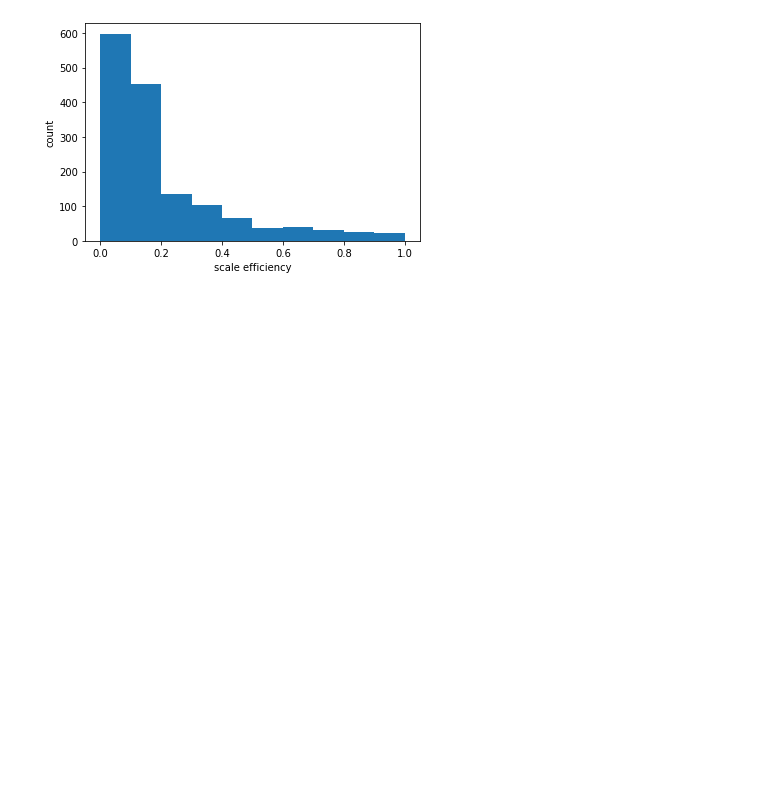
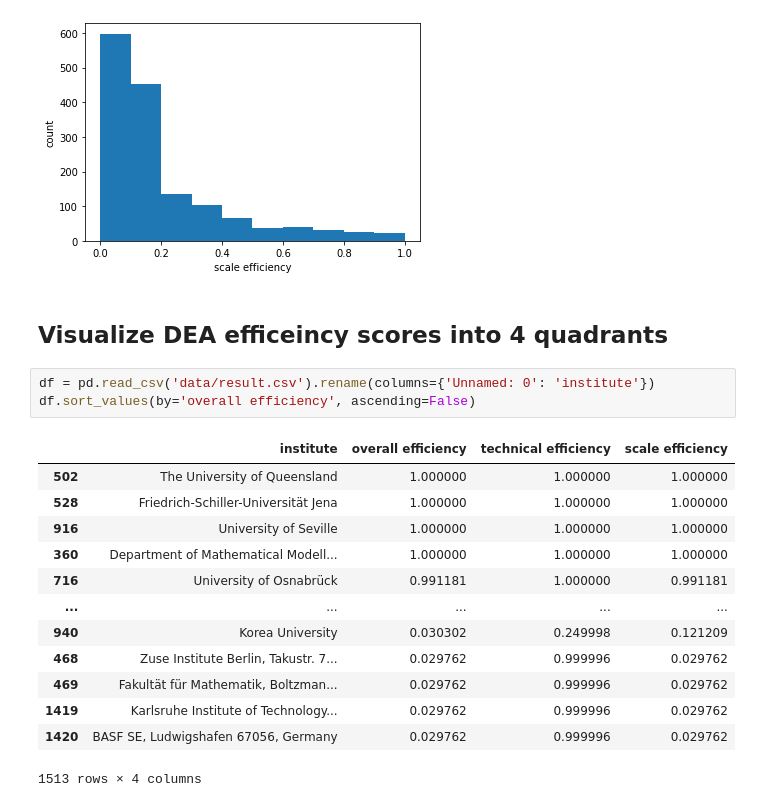
Before and after one commit to PJL-Emily/Data-Envelopment-Analysis-for-Academic-Social-Network-Analysis, a Jupyter notebook: model_dea.ipynb, the cells around one changed output. Saved outputs shown, nothing was run; the diff lists cells and outputs as text; blank space fills up the shorter version.

```diff
--- a/model_dea.ipynb
+++ b/model_dea.ipynb
@@ -235,3 +235,22 @@ plt.ylabel('count')
 plt.show()
 # %% [output]
 [figure]
+# %% [markdown]
+## Visualize  DEA efficeincy scores into 4 quadrants
+# %%
+df = pd.read_csv('data/result.csv').rename(columns={'Unnamed: 0': 'institute'})
+df.sort_values(by='overall efficiency', ascending=False)
+# %% [output]
+|  | institute | overall efficiency | technical efficiency | scale efficiency |
+| 502 | The University of Queensland | 1.000000 | 1.000000 | 1.000000 |
+| 528 | Friedrich-Schiller-Universität Jena | 1.000000 | 1.000000 | 1.000000 |
+| 916 | University of Seville | 1.000000 | 1.000000 | 1.000000 |
+| 360 | Department of Mathematical Modell... | 1.000000 | 1.000000 | 1.000000 |
+| 716 | University of Osnabrück | 0.991181 | 1.000000 | 0.991181 |
+| ... | ... | ... | ... | ... |
+| 940 | Korea University | 0.030302 | 0.249998 | 0.121209 |
+| 468 | Zuse Institute Berlin, Takustr. 7... | 0.029762 | 0.999996 | 0.029762 |
+| 469 | Fakultät für Mathematik, Boltzman... | 0.029762 | 0.999996 | 0.029762 |
+| 1419 | Karlsruhe Institute of Technology... | 0.029762 | 0.999996 | 0.029762 |
+| 1420 | BASF SE, Ludwigshafen 67056, Germany | 0.029762 | 0.999996 | 0.029762 |
+1513 rows × 4 columns
```
Also changed, not shown: parts of 2 cells of this notebook.
